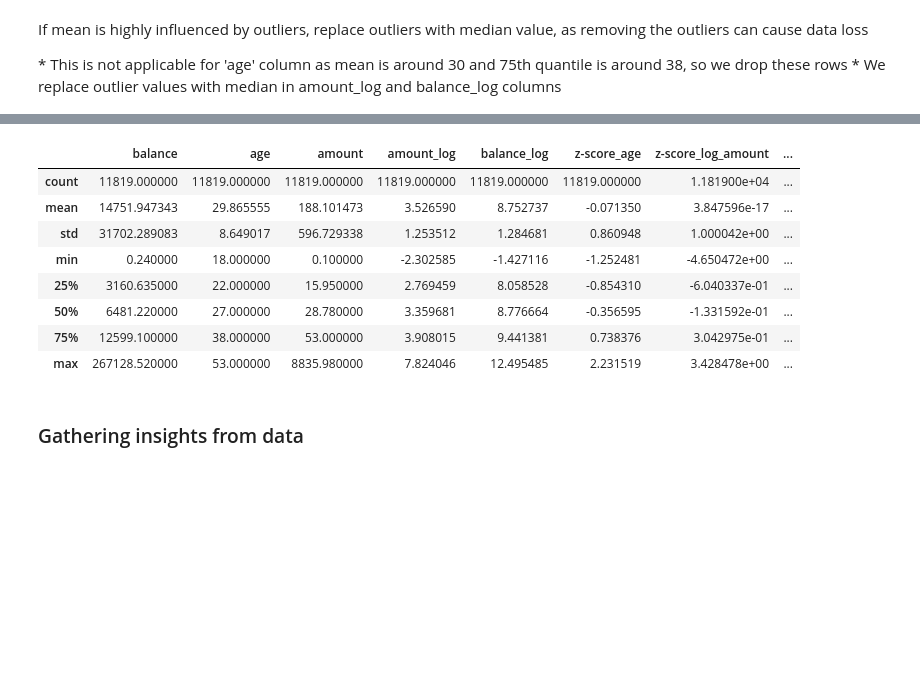
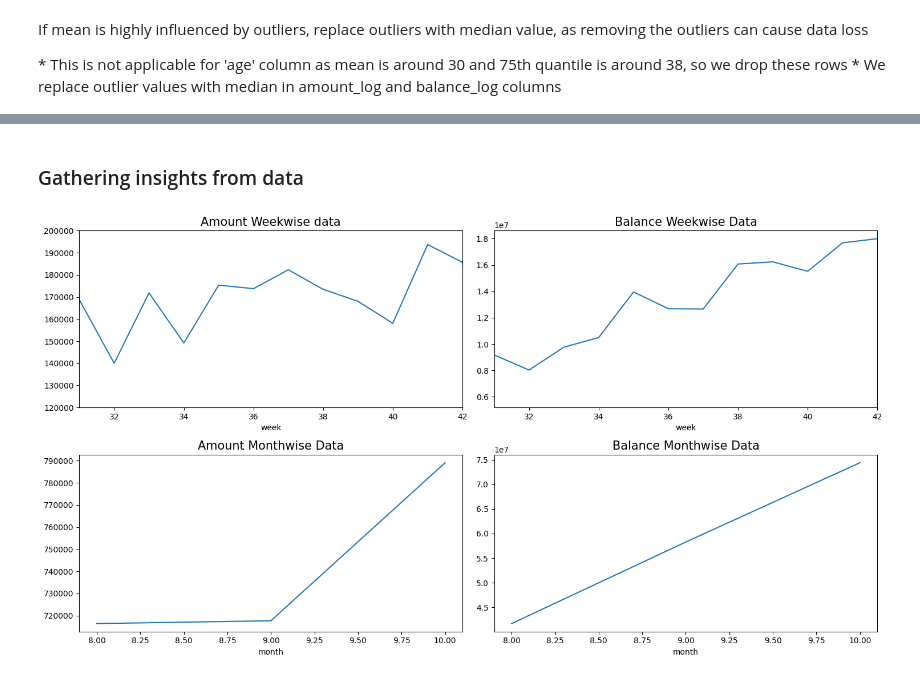
Before and after one commit to aryan1113/Forage-data-visualization, a Jupyter notebook: ANZ Australia Data Analytics and Visualisation/ANZtrial.ipynb, the cells around one changed output, grey strips where cells are left out. Drawn from its saved outputs; the diff is of its cells as text; code cells hidden in the pictures; blank space fills up the shorter version.

```diff
--- a/ANZ Australia Data Analytics and Visualisation/ANZtrial.ipynb
+++ b/ANZ Australia Data Analytics and Visualisation/ANZtrial.ipynb
@@ -279,14 +277,2 @@ Percentage of outliers in balance_log values is : 4.37
 df['z-score_log_amount']=stats.zscore(df['amount_log'])
 df['z-score_log_balance']=stats.zscore(df['balance_log'])
-# %%
-df.describe()
-# %% [output]
-|  | balance | age | amount | amount_log | balance_log | z-score_age | z-score_log_amount | ... |
-| count | 11819.000000 | 11819.000000 | 11819.000000 | 11819.000000 | 11819.000000 | 11819.000000 | 1.181900e+04 | ... |
-| mean | 14751.947343 | 29.865555 | 188.101473 | 3.526590 | 8.752737 | -0.071350 | 3.847596e-17 | ... |
-| std | 31702.289083 | 8.649017 | 596.729338 | 1.253512 | 1.284681 | 0.860948 | 1.000042e+00 | ... |
-| min | 0.240000 | 18.000000 | 0.100000 | -2.302585 | -1.427116 | -1.252481 | -4.650472e+00 | ... |
-| 25% | 3160.635000 | 22.000000 | 15.950000 | 2.769459 | 8.058528 | -0.854310 | -6.040337e-01 | ... |
-| 50% | 6481.220000 | 27.000000 | 28.780000 | 3.359681 | 8.776664 | -0.356595 | -1.331592e-01 | ... |
-| 75% | 12599.100000 | 38.000000 | 53.000000 | 3.908015 | 9.441381 | 0.738376 | 3.042975e-01 | ... |
-| max | 267128.520000 | 53.000000 | 8835.980000 | 7.824046 | 12.495485 | 2.231519 | 3.428478e+00 | ... |
@@ -293,6 +284,40 @@ df.describe()
 # %%
-median_amountlog=df['amount_log'].quantile(0.50)
-# df["amount_log"] = np.where(df["amount_log"] >median_amountlog, median,df['Age'])
-df['amount_log']=np.where(df['z-score_log_amount'] >= 3,median_amountlog,df['amount_log'])
+'''code does not work, find some other way to replace outlier values with median''';
+
+# median_amountlog=df['amount_log'].quantile(0.50)
+# df['amount_log']=np.where(df['z-score_log_amount'] >= 3,median_amountlog,df['amount_log'])
 # %% [markdown]
 <h3> Gathering insights from data </h3>
+# %%
+# Getting Month and Date columns from the week column
+df['week']=df['date'].dt.strftime('%U')
+df['month']=df['date'].dt.month
+# %%
+plt.figure(figsize=(15,8))
+plt.subplot(2,2,1)
+amount_week=df.groupby(by=('week')).sum()['amount']
+plt.xlim(1,12) #as we have data for only 12weeks
+plt.ylim(120000,200000)
+amount_week.plot()
+plt.title('Amount Weekwise data',size=15)
+
+plt.subplot(2,2,2)
+balance_week=df.groupby(by=('week')).sum()['balance']
+plt.title('Balance Weekwise Data',size=15)
+plt.xlim(1,12)
+balance_week.plot()
+
+plt.subplot(2,2,3)
+balance_month=df.groupby(by=('month')).sum()['amount']
+plt.title('Amount Monthwise Data',size=15)
+balance_month.plot()
+
+plt.subplot(2,2,4)
+balance_month=df.groupby(by=('month')).sum()['balance']
+plt.title('Balance Monthwise Data',size=15)
+balance_month.plot()
+
+plt.tight_layout()
+plt.show()
+# %% [output]
+[figure, added]
```
Also changed, not shown: parts of 18 cells of this notebook, 1 other file.
